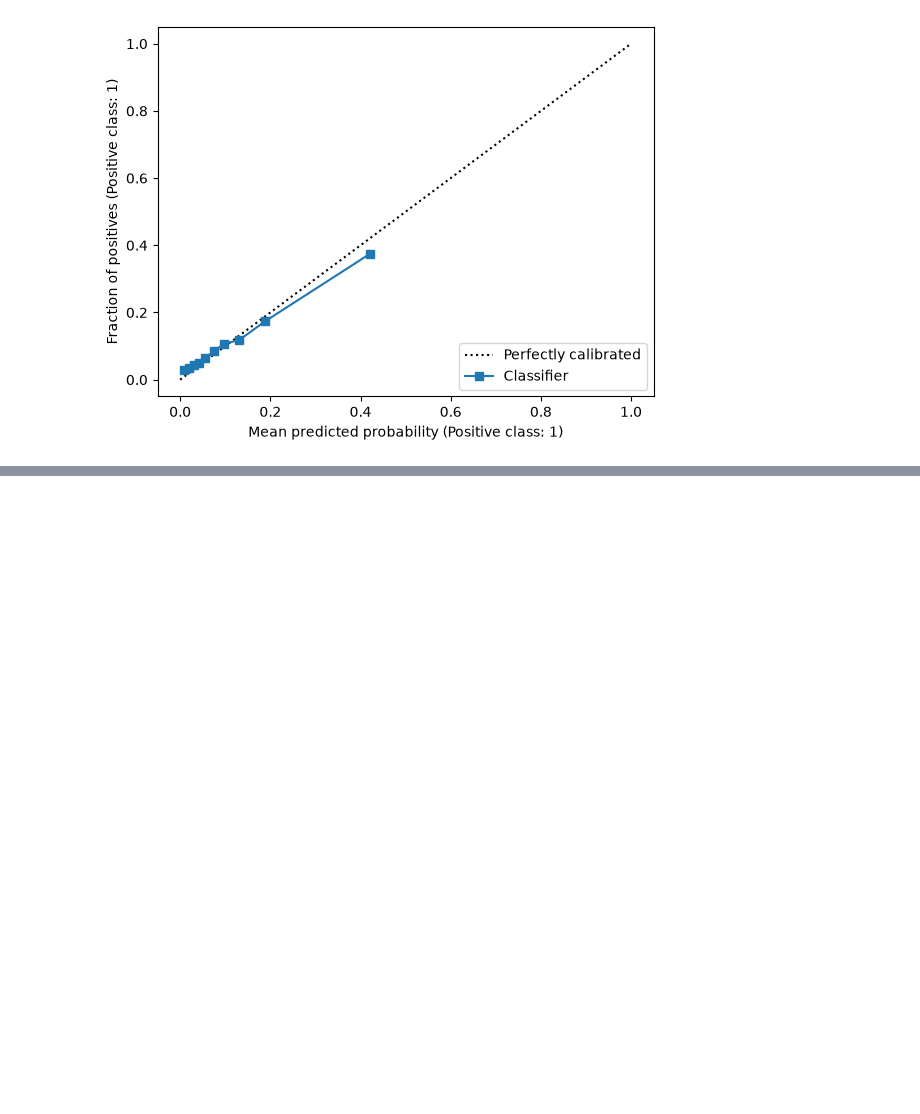
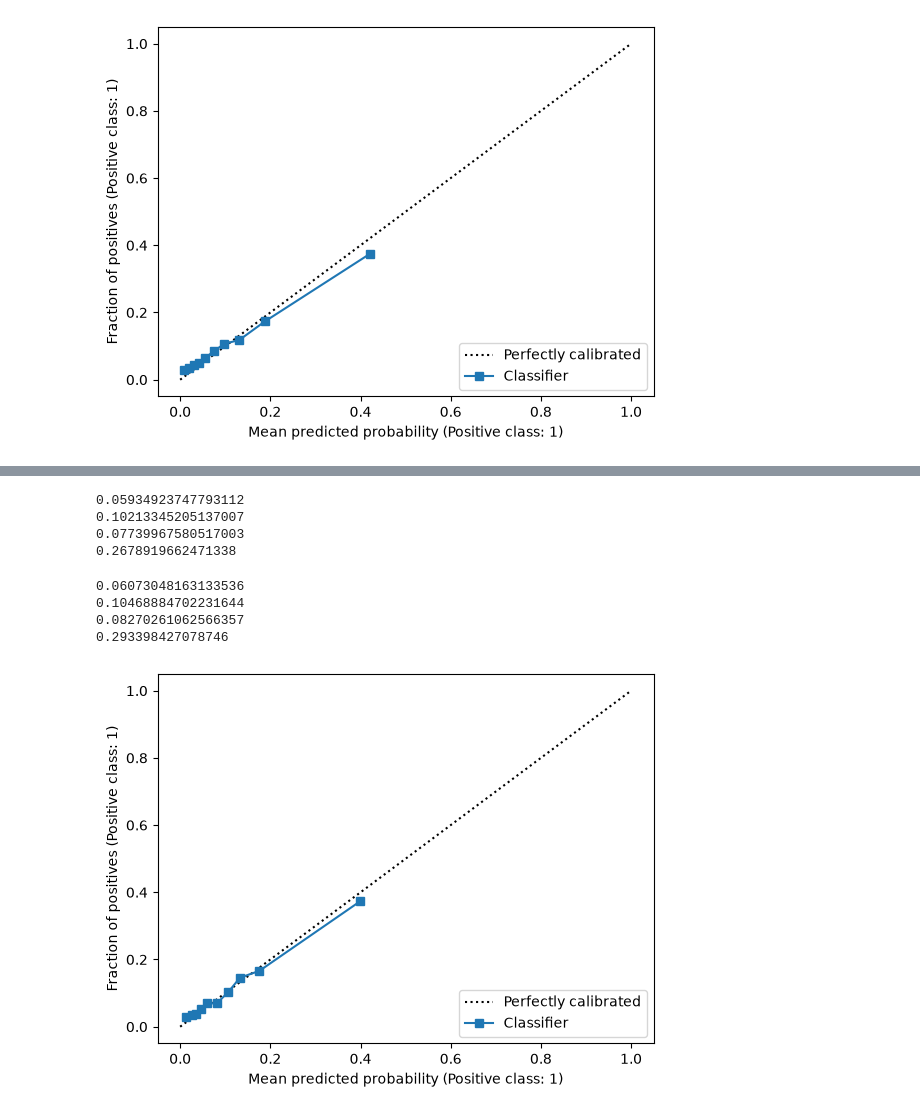
Before and after one commit to AtharvaManale/xG-predict, a Jupyter notebook: notebooks/preprocessing_and_experimentation.ipynb, the cells around one changed output, grey strips where cells are left out. Cells and saved outputs as stored; diff of their text form; code cells hidden in the pictures; blank space fills up the shorter version.

Commit message:
Experimentation: LightGB model (LGBMClassifier)

```diff
--- a/notebooks/preprocessing_and_experimentation.ipynb
+++ b/notebooks/preprocessing_and_experimentation.ipynb
@@ -288,0 +297,7 @@ plt.show()
+# %%
+lgbm_pipeline = Pipeline([
+    ('preprocessing', preprocessing),
+    ('model', LGBMClassifier())
+])
+# %%
+lgbm_pipeline.fit(X_train, y_train)
@@ -288,0 +320,31 @@ plt.show()
+# %%
+# predicted xG for trainset
+predicted_xG_train = lgbm_pipeline.predict_proba(X_train)[:, 1]
+print(mean_absolute_error(xg_train, predicted_xG_train))
+print(root_mean_squared_error(xg_train, predicted_xG_train))
+actual_goals_train = np.asarray(y_train).ravel()
+print(brier_score_loss(actual_goals_train, predicted_xG_train))
+print(log_loss(actual_goals_train, predicted_xG_train))
+# %% [output]
+0.05934923747793112
+0.10213345205137007
+0.07739967580517003
+0.2678919662471338
+# %%
+# predicted xG for testset
+predicted_xG_test = lgbm_pipeline.predict_proba(X_test)[:, 1]
+print(mean_absolute_error(xg_test, predicted_xG_test))
+print(root_mean_squared_error(xg_test, predicted_xG_test))
+actual_goals_test = np.asarray(y_test).ravel()
+print(brier_score_loss(actual_goals_test, predicted_xG_test))
+print(log_loss(actual_goals_test, predicted_xG_test))
+# %% [output]
+0.06073048163133536
+0.10468884702231644
+0.08270261062566357
+0.293398427078746
+# %%
+CalibrationDisplay.from_predictions(actual_goals_test, predicted_xG_test, n_bins=10, strategy='quantile')
+plt.show()
+# %% [output]
+[figure, added]
```
Also changed, not shown: parts of 4 cells of this notebook.
